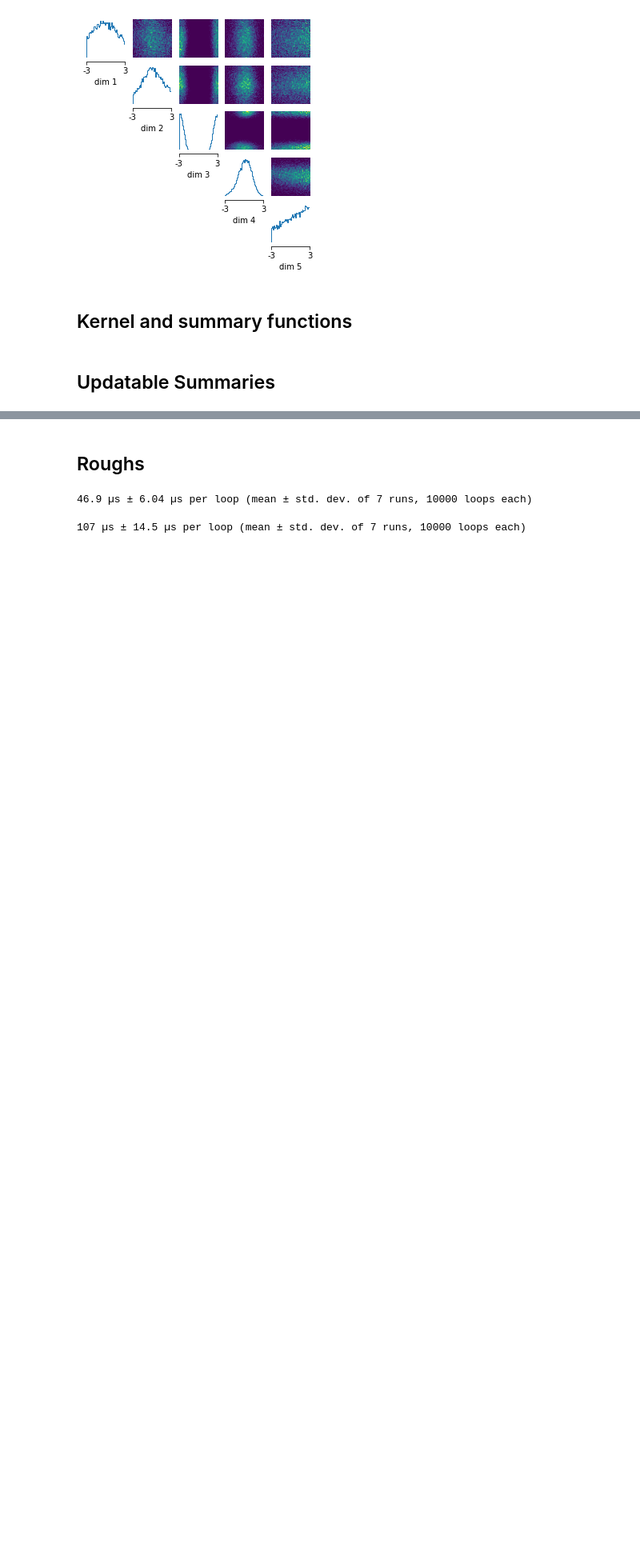
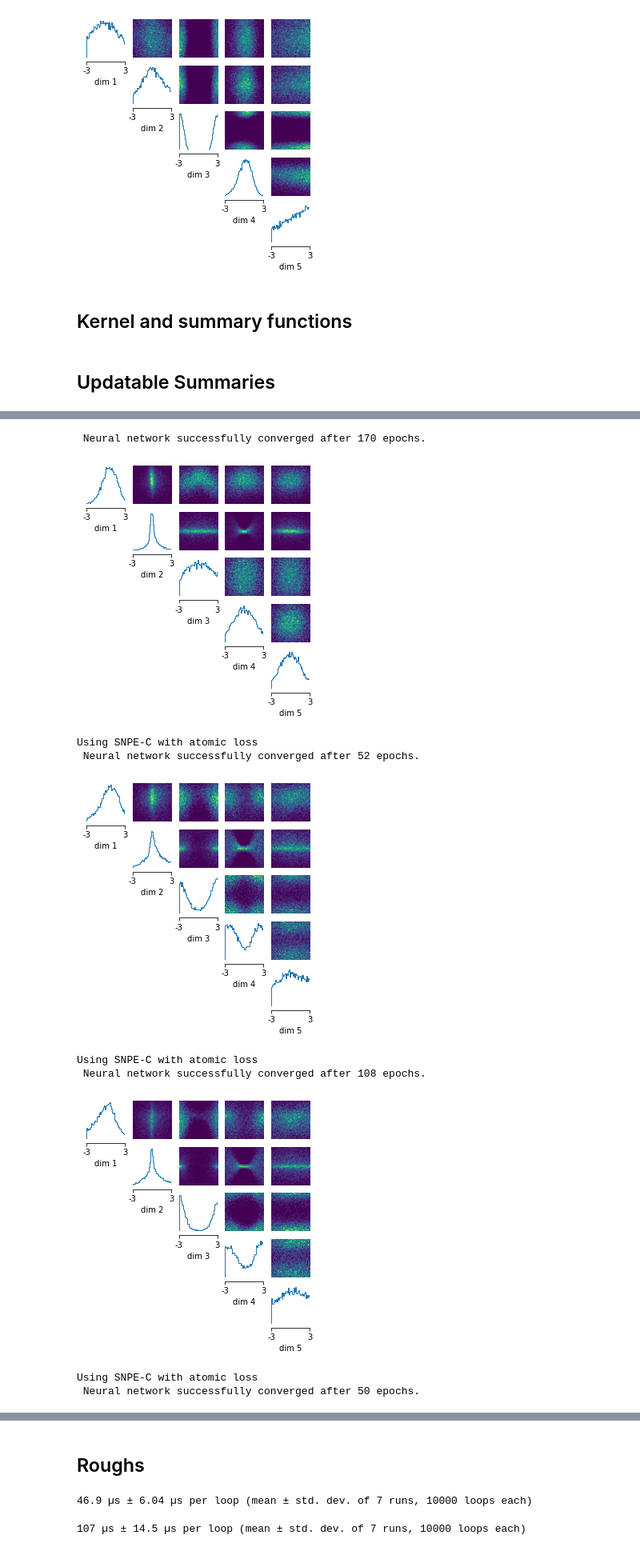
Before and after one commit to SRagy/sbi, a Jupyter notebook: Sammy_examples/Auto_Points.ipynb, the cells around one changed output, grey strips where cells are left out. Shown at 80% size. Cells and saved outputs as stored; diff of their text form; code cells hidden in the pictures; blank space fills up the shorter version.

Commit message:
Added multiple learnable distance-based summaries.

```diff
--- a/Sammy_examples/Auto_Points.ipynb
+++ b/Sammy_examples/Auto_Points.ipynb
@@ -358,0 +374,18 @@ Using SNPE-C with atomic loss
+# %%
+class BestMatching(torch.nn.Module):
+    def __init__(self, old_points, new_points):
+        """
+        Instantiate parameter to be used as weighting.
+        """
+        super().__init__()
+        self.theta = torch.nn.Parameter(torch.tensor(torch.pi/2))
+        self.old_points = old_points
+        self.new_points = new_points
+
+    def forward(self, x):
+        # (1-eps) * old_points + eps * new_points
+        # point_update = old_points + (torch.cos(self.theta)**2)*(self.new_points - self.old_points)
+        point_update = minimum_matching(self.old_points, self.new_points, torch.cos(self.theta)**2) #move to init then reinitialise?
+        distances = torch.cdist(x, point_update)
+
+        return distances
@@ -358,0 +412,38 @@ Using SNPE-C with atomic loss
+# %%
+num_rounds = 10
+posteriors_embed = []
+simulator, prior = prepare_for_sbi(slcp_simulator2, slcp_prior_2)
+proposal = prior
+old_points = None
+for i in range(num_rounds):
+    theta, x = simulate_for_sbi(simulator, proposal, num_simulations=1000, num_workers=7)
+    if i==0: # Doing nothing?
+        embedding_net = BestMatching(old_points, x[:32])
+        neural_posterior = utils.posterior_nn(model="maf", embedding_net=embedding_net)
+        inference = SNPE(prior=prior, density_estimator=neural_posterior)
+    else:
+        density_estimator._embedding_net = BestMatching(old_points, x[:32])
+        old_points = x[:32]
+    density_estimator = inference.append_simulations(theta, x, proposal=proposal).train()
+    posterior = inference.build_posterior(density_estimator)
+    posteriors_embed.append(posterior)
+    proposal = posterior.set_default_x(slcp_observation2)
+    samples = posterior.sample((10000,))
+    analysis.pairplot(samples,
+                        limits=[[-3,3], [-3,3],[-3,3],[-3,3],[-3,3]],
+                        ticks=[[-3,3],[-3,3],[-3,3],[-3,3],[-3,3]],
+                        figsize=(5,5),
+                        points_offdiag={'markersize': 6},
+                        points_colors='r');
+    plt.show()
+# %% [output]
+ Neural network successfully converged after 170 epochs.
+[figure, added]
+Using SNPE-C with atomic loss
+ Neural network successfully converged after 52 epochs.
+[figure, added]
+Using SNPE-C with atomic loss
+ Neural network successfully converged after 108 epochs.
+[figure, added]
+Using SNPE-C with atomic loss
+ Neural network successfully converged after 50 epochs.
```
Also changed, not shown: parts of 17 cells of this notebook.
